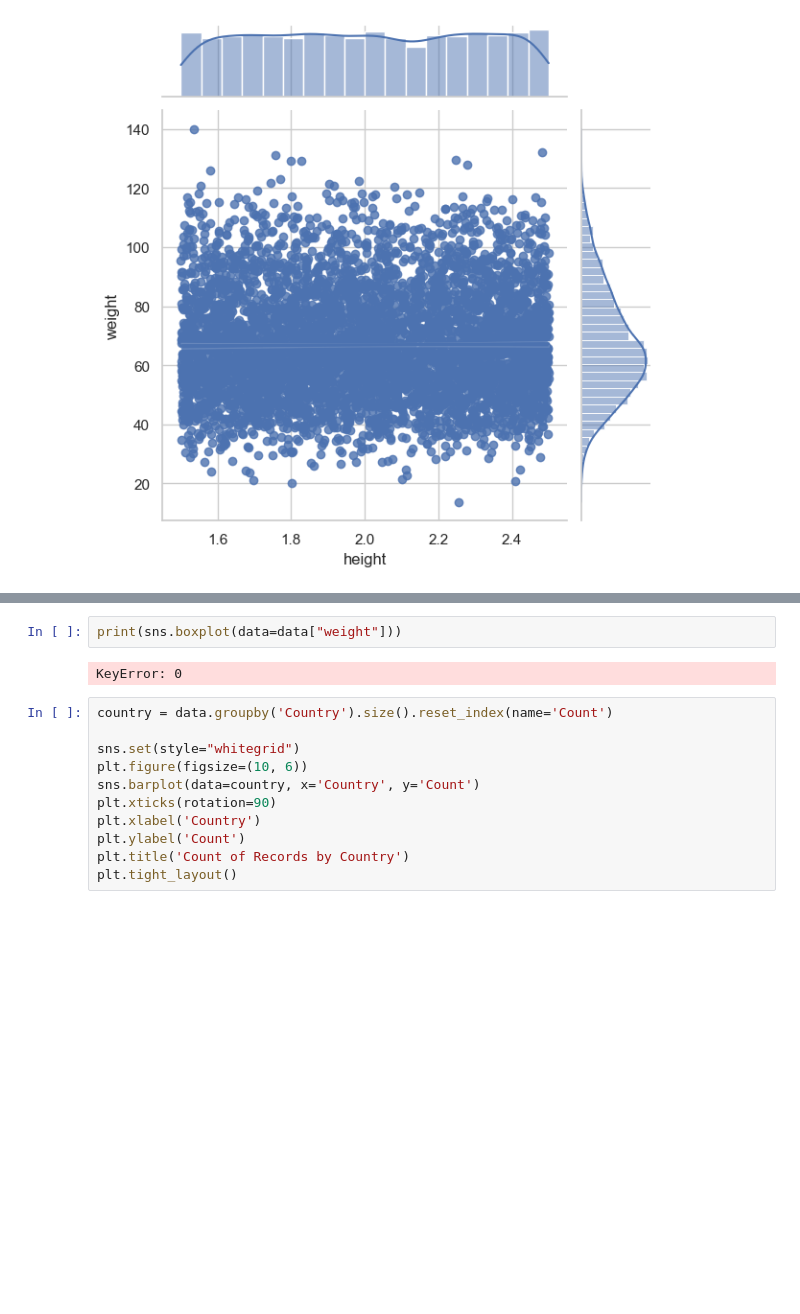
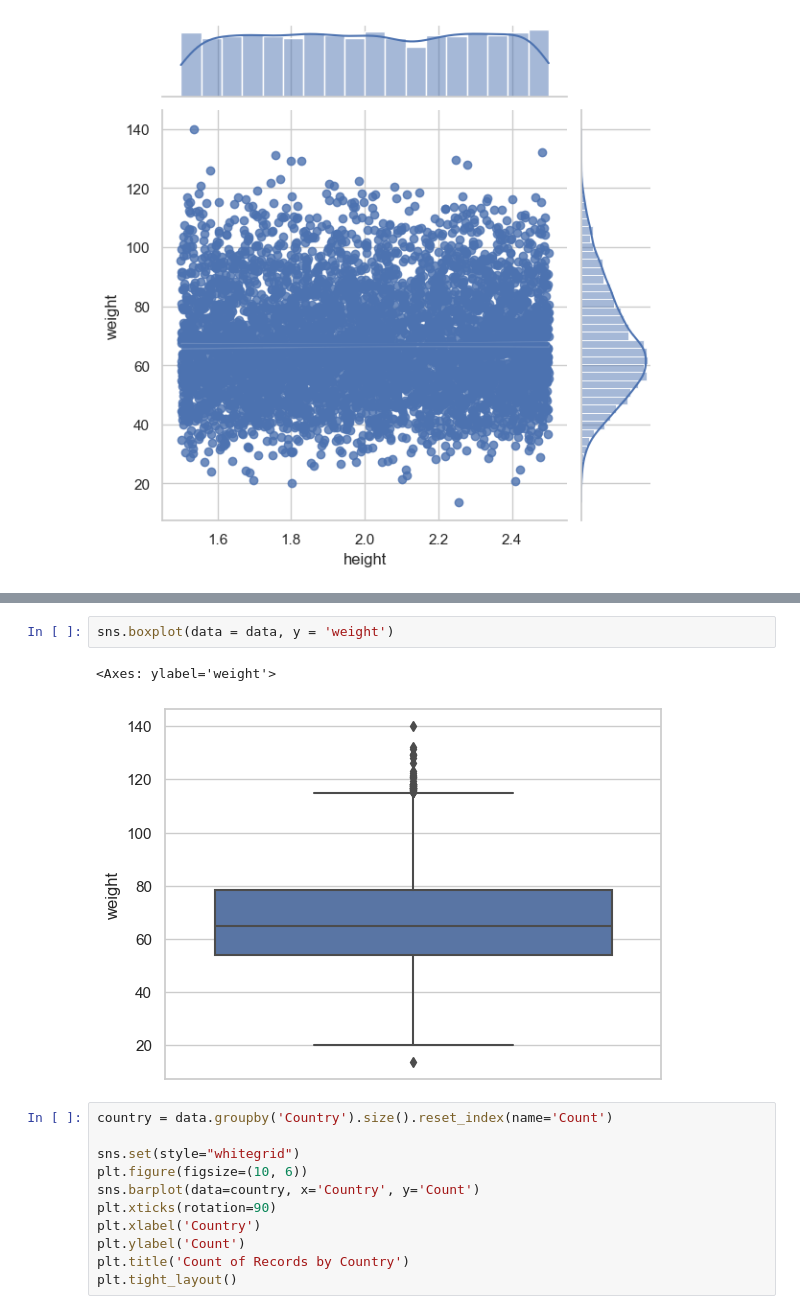
Before and after one commit to Saarle/Regression-Project, a Jupyter notebook: Regression_Project_.ipynb, the cells around one changed output, grey strips where cells are left out. Cells and saved outputs as stored; diff of their text form; blank space fills up the shorter version.

```diff
--- a/Regression_Project_.ipynb
+++ b/Regression_Project_.ipynb
@@ -129,7 +130,8 @@ KeyError: 0
 # %%
-print(sns.boxplot(data=data["weight"]))
+sns.boxplot(data = data, y = 'weight')
 # %% [output]
-KeyError: 0
+<Axes: ylabel='weight'>
+[figure, added]
 # %%
 country = data.groupby('Country').size().reset_index(name='Count')
 
```
Also changed, not shown: parts of 1 cell of this notebook.
